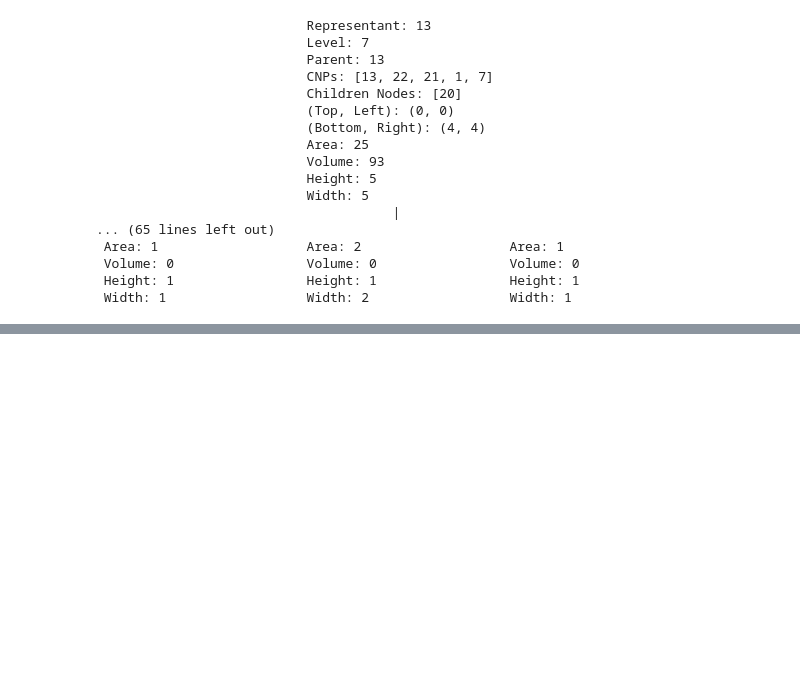
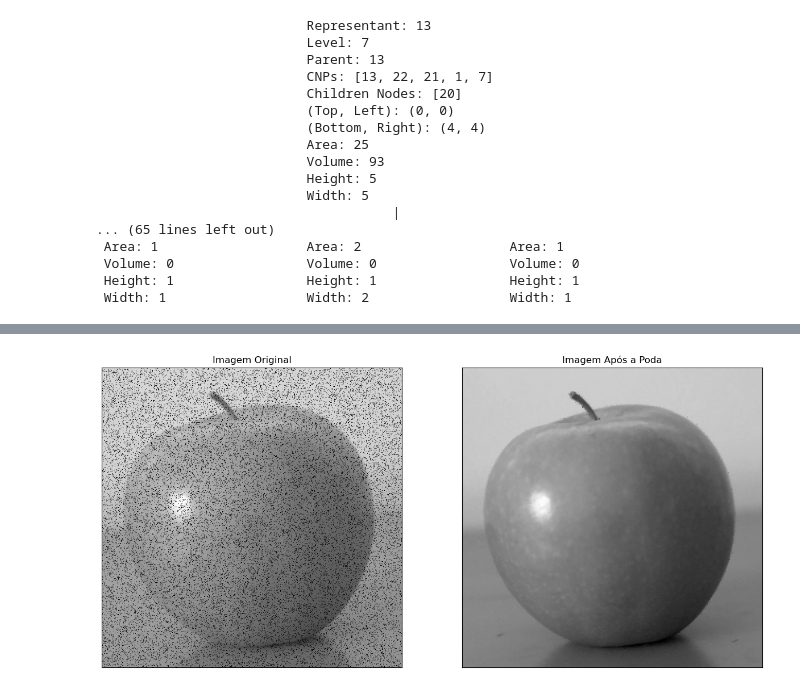
Before and after one commit to LukeBreezy/Morphology, a Jupyter notebook: Testes.ipynb, the cells around one changed output, grey strips where cells are left out. Drawn from its saved outputs; the diff is of its cells as text; code cells hidden in the pictures; blank space fills up the shorter version.

```diff
--- a/Testes.ipynb
+++ b/Testes.ipynb
@@ -79,0 +128,23 @@ mintree.displayTree()
+# %%
+# Min-tree
+apple_mintree = MinTree(apple_image, Adjacency8())
+
+# Limiar para a poda os nós da árvore, baseado no atributo área
+prunning_treshold = lambda attributes: attributes.area <= 15
+
+# Realizando a poda
+apple_pruned = Pruning(apple_mintree, prunning_treshold)
+# %%
+fig, (ax1, ax2) = plt.subplots(1, 2, figsize=(15, 15))
+
+ax1.imshow(apple_image, 'gray')
+ax1.set_title('Imagem Original')
+ax1.get_xaxis().set_visible(False)
+ax1.get_yaxis().set_visible(False)
+
+ax2.imshow(apple_pruned.pruned_image.reshape(apple_image.shape), 'gray')
+ax2.set_title('Imagem Após a Poda')
+ax2.get_xaxis().set_visible(False)
+ax2.get_yaxis().set_visible(False)
+# %% [output]
+[figure, added]
```
Also changed, not shown: parts of 9 cells of this notebook, 4 other files.
